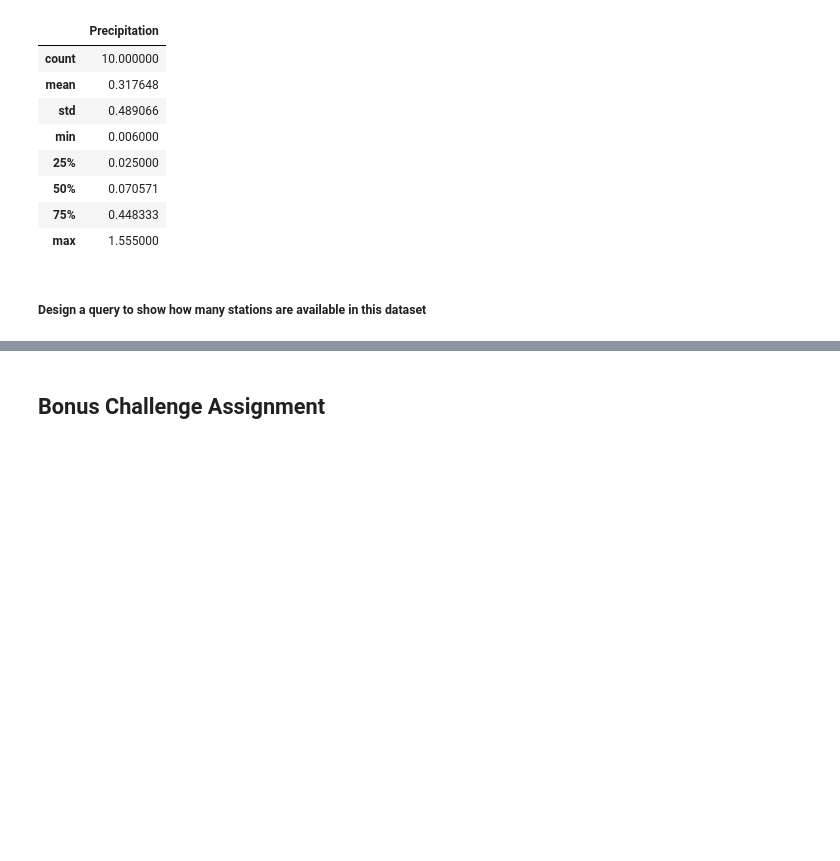
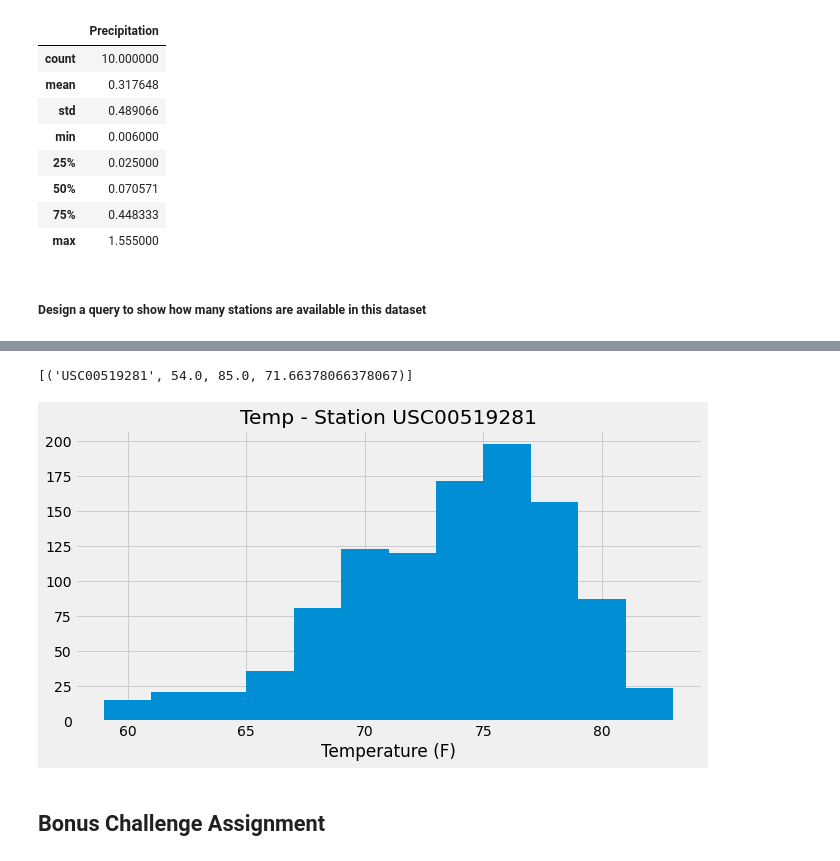
Before and after one commit to Egallego77/sql-alchemy, a Jupyter notebook: starter_climate_analysis.ipynb, the cells around one changed output, grey strips where cells are left out. Saved outputs shown, nothing was run; the diff lists cells and outputs as text; code cells hidden in the pictures; blank space fills up the shorter version.

```diff
--- a/starter_climate_analysis.ipynb
+++ b/starter_climate_analysis.ipynb
@@ -177,20 +212,37 @@ NameError: name 'measurement' is not defined
 # %%
 # Using the station id from the previous query, calculate the lowest temperature recorded,
 # highest temperature recorded, and average temperature of the most active station
+
+# The most active station from prior query is USC00519281.
+
 (session
-.query(measurement.station,
-      func.min(measurement.tobs),
-      func.max(measurement.tobs),
-      func.avg(measurement.tobs),
-.filter(measurement.station =='USC00519281')
+ .query(Measurement.station,
+      func.min(Measurement.tobs),
+      func.max(Measurement.tobs),
+      func.avg(Measurement.tobs))
+ .filter(Measurement.station =='USC00519281')
+ .all())
+# %% [output]
+[('USC00519281', 54.0, 85.0, 71.66378066378067)]
 # %%
 # Choose the station with the highest number of temperature observations.
 # Query the last 12 months of temperature observation data for this station and plot the results as a histogram
-
-(session
-  .queery(measurement.station, func.count(measurement.tobs))
-  .groupby(measurement.station)
-  .order_by(func.count(measurement.tobs)desc())
+Temp_last_12m = []
+for rain in [1, 2, 3]:
+    Temp_last_12m += list(session
+                     .query(Measurement.date, Measurement.station, Measurement.tobs)
+                     .filter(Measurement.station == 'USC00519281')
+                     .filter(Measurement.date >= One_Year_ago)
+                     .all())
+Temp_last_12m_df = pd.DataFrame(Temp_last_12m).set_index('date')
+# %%
+plt.figure(figsize=(10,5))
+plt.xlabel("Temperature (F)")
+plt.title("Temp - Station USC00519281")
+plt.hist(Temp_last_12m_df['tobs'],bins=12)
+plt.show()
+# %% [output]
+[figure, added]
 # %% [markdown]
 ## Bonus Challenge Assignment
 # %%
```
Also changed, not shown: parts of 3 cells of this notebook.
